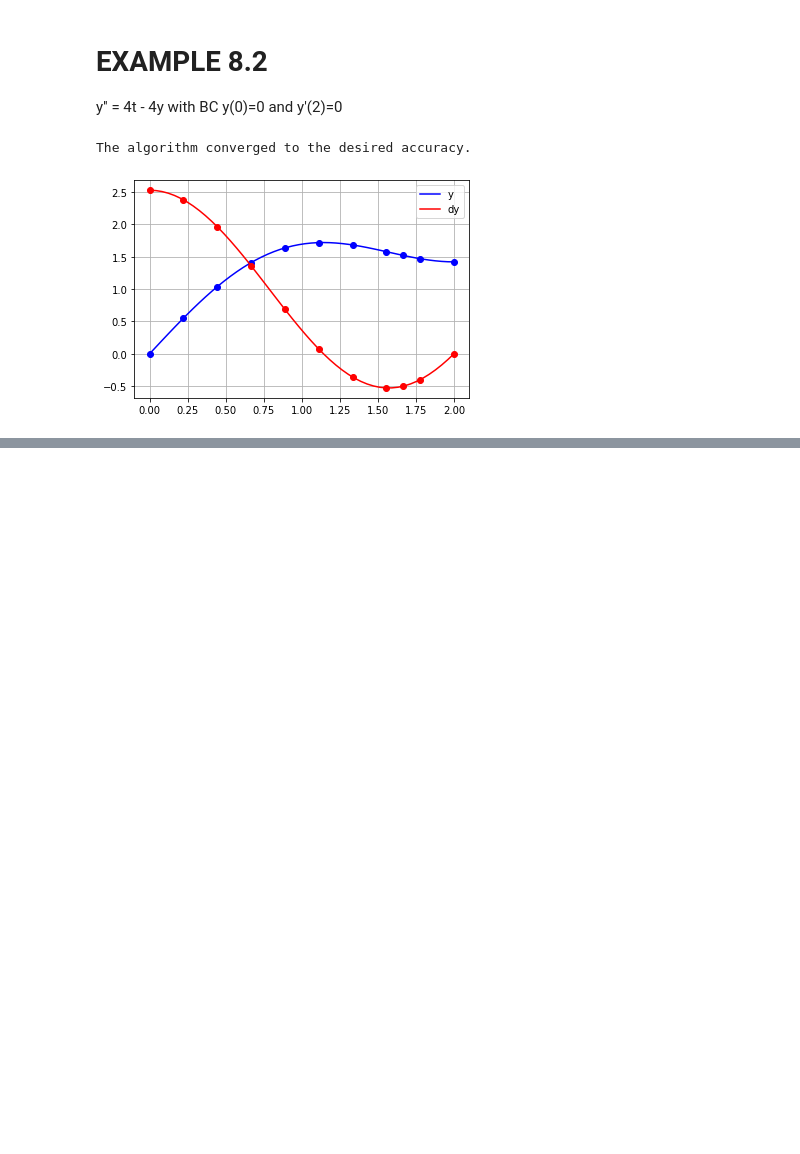
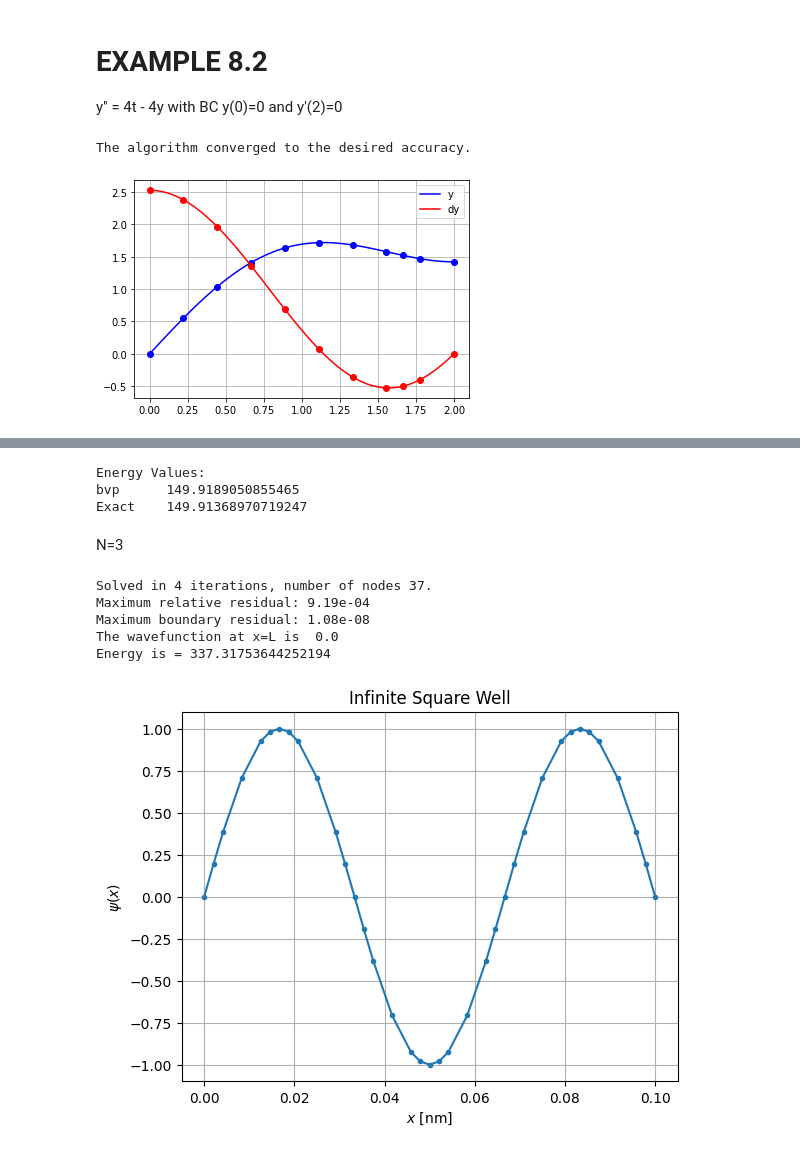
Before and after one commit to mdaugherity/Numerical2024, a Jupyter notebook: ode/Week_11_solvebvp_demo.ipynb, the cells around one changed output, grey strips where cells are left out. Drawn from its saved outputs; the diff is of its cells as text; code cells hidden in the pictures; blank space fills up the shorter version.

```diff
--- a/ode/Week_11_solvebvp_demo.ipynb
+++ b/ode/Week_11_solvebvp_demo.ipynb
@@ -181,0 +312,40 @@ The algorithm converged to the desired accuracy.
+# %%
+n=2
+exact = (hbarc*2*np.pi*n)**2 / (8*mc2*L**2)
+print('Energy Values:')
+print('bvp\t',sol.p[0])
+print('Exact\t', exact)
+# %% [output]
+Energy Values:
+bvp      149.9189050855465
+Exact    149.91368970719247
+# %% [markdown]
+N=3
+# %%
+Eguess = 300  # energy [eV]
+M = 5 # number of mesh points in x
+x = np.linspace(0, L, M)
+y0 = np.array([0,1,-1,1,0])
+yp0 = np.gradient(y0)
+y = np.vstack((y0, yp0))
+
+sol = solve_bvp(ISW_BVP, bc, x, y, p=[Eguess], tol=1e-3,verbose=1)
+#print(sol)
+print("The wavefunction at x=L is ",sol.y[0,-1])
+print('Energy is =',sol.p[0])
+
+plt.figure()
+plt.plot(sol.x, sol.y[0],'.-')
+plt.title('Infinite Square Well')
+plt.xlabel('$x$ [nm]')
+plt.ylabel('$\psi(x)$')
+
+plt.grid()
+plt.show()
+# %% [output]
+Solved in 4 iterations, number of nodes 37.
+Maximum relative residual: 9.19e-04
+Maximum boundary residual: 1.08e-08
+The wavefunction at x=L is  0.0
+Energy is = 337.31753644252194
+[figure, added]
```
Also changed, not shown: parts of 8 cells of this notebook.
